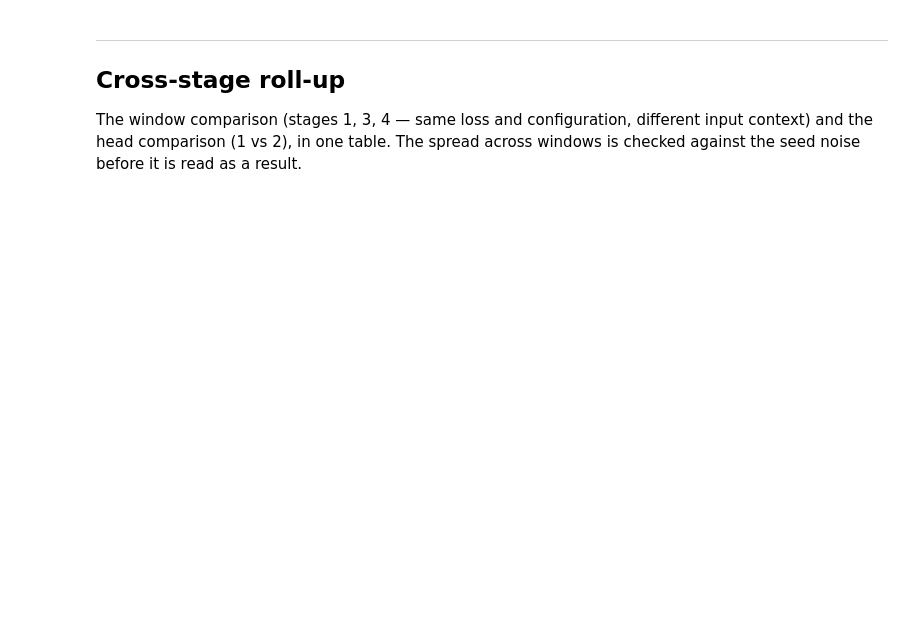
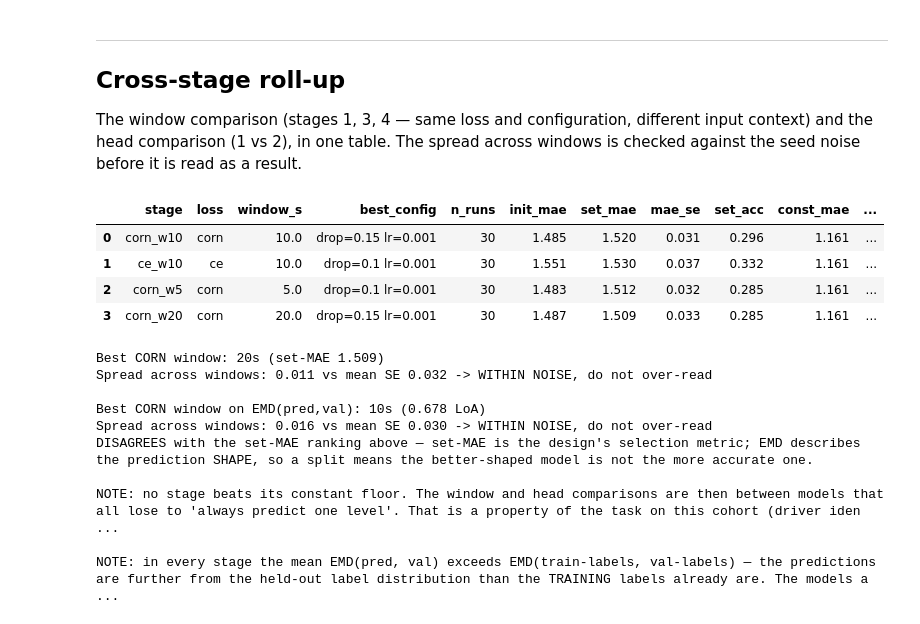
Before and after one commit to DaniPulidoE/ProActivity_Personalization, a Jupyter notebook: src/ProVoice/training_analysis/pop_model_training_analysis.ipynb, the cells around one changed output. Drawn from its saved outputs; the diff is of its cells as text; code cells hidden in the pictures; blank space fills up the shorter version.

```diff
--- a/src/ProVoice/training_analysis/pop_model_training_analysis.ipynb
+++ b/src/ProVoice/training_analysis/pop_model_training_analysis.ipynb
@@ -665,33 +1084,76 @@ for name, title in STAGES:
     best = table_per_config(d).iloc[0]          # sorted by set_mae
     pr = per_run_curves(name)
     init = float(pr["init_mae"].mean()) if not pr.empty and pr["init_mae"].notna().any() else np.nan
+    # Distribution distance averaged over EVERY run in the stage (Table 7b's
+    # ALL RUNS row), so the stages compare on one distributional number too.
+    prd = per_run_distances(d)
+    emd_pv = float(prd["emd_pred_val"].mean()) if not prd.empty else np.nan
+    emd_pv_se = (float(prd["emd_pred_val"].std(ddof=1)) / np.sqrt(len(prd))
+                 if len(prd) > 1 else np.nan)
+    emd_tv = float(prd["emd_train_val"].mean()) if not prd.empty else np.nan
     rows.append({"stage": name,
                  "loss": d["loss"].iloc[0] if "loss" in d else "?",
                  "window_s": d["window_seconds"].iloc[0] if "window_seconds" in d else np.nan,
                  "best_config": best["config"], "n_runs": int(best["n_runs"]),
                  "init_mae": init,
                  "set_mae": best["set_mae"], "mae_se": best["mae_se"],
                  "set_acc": best["set_acc"], "const_mae": best["const_mae"],
-                 "vs_const": best["vs_const"], "E_star": best["E_star"]})
+                 "vs_const": best["vs_const"], "E_star": best["E_star"],
+                 "emd_pred_val": emd_pv, "emd_se": emd_pv_se, "emd_train_val": emd_tv})
 if rows:
     roll = pd.DataFrame(rows).round(3)
     display(roll)
     corn = roll[roll["loss"] == "corn"]
     if len(corn) > 1:
         b = corn.loc[corn["set_mae"].idxmin()]
         spread = float(corn["set_mae"].max() - corn["set_mae"].min())
         se = float(corn["mae_se"].mean())
         print(f"\nBest CORN window: {b['window_s']:g}s (set-MAE {b['set_mae']:.3f})")
         print(f"Spread across windows: {spread:.3f} vs mean SE {se:.3f} -> "
               f"{'MEANINGFUL' if spread > 2 * se else 'WITHIN NOISE, do not over-read'}")
+        if corn["emd_pred_val"].notna().all():
+            be = corn.loc[corn["emd_pred_val"].idxmin()]
+            espread = float(corn["emd_pred_val"].max() - corn["emd_pred_val"].min())
+            ese = float(corn["emd_se"].mean())
+            print(f"\nBest CORN window on EMD(pred,val): {be['window_s']:g}s "
+                  f"({be['emd_pred_val']:.3f} LoA)")
+            print(f"Spread across windows: {espread:.3f} vs mean SE {ese:.3f} -> "
+                  f"{'MEANINGFUL' if espread > 2 * ese else 'WITHIN NOISE, do not over-read'}")
+            print("Agrees with the set-MAE ranking above."
+                  if be["stage"] == b["stage"] else
+                  "DISAGREES with the set-MAE ranking above — set-MAE is the design's "
+                  "selection metric; EMD describes the prediction SHAPE, so a split "
+                  "means the better-shaped model is not the more accurate one.")
     if (roll["vs_const"] > 0).all():
         print("\nNOTE: no stage beats its constant floor. The window and head comparisons "
               "are then between models that all lose to 'always predict one level'. That "
               "is a property of the task on this cohort (driver identity is worth ~4x more "
               "MAE than the task), not necessarily of the runs — but it means the "
               "population model should be read as an INITIALIZATION for personalization, "
               "not as a result in itself. Check Table 4 in each section: if the models do "
               "beat their untrained init, they ARE learning, just not something that "
               "transfers across drivers.")
+    if roll["emd_pred_val"].notna().all() and (roll["emd_pred_val"] > roll["emd_train_val"]).all():
+        print("\nNOTE: in every stage the mean EMD(pred, val) exceeds EMD(train-labels, val-labels) "
+              "— the predictions are further from the held-out label distribution than the "
+              "TRAINING labels already are. The models are not merely inheriting the "
+              "population shift between driver sets; they are adding distributional error "
+              "on top of it.")
 else:
     print("(no stages have run yet)")
+# %% [output]
+|  | stage | loss | window_s | best_config | n_runs | init_mae | set_mae | mae_se | set_acc | const_mae | ... |
+| 0 | corn_w10 | corn | 10.0 | drop=0.15 lr=0.001 | 30 | 1.485 | 1.520 | 0.031 | 0.296 | 1.161 | ... |
+| 1 | ce_w10 | ce | 10.0 | drop=0.1 lr=0.001 | 30 | 1.551 | 1.530 | 0.037 | 0.332 | 1.161 | ... |
+| 2 | corn_w5 | corn | 5.0 | drop=0.1 lr=0.001 | 30 | 1.483 | 1.512 | 0.032 | 0.285 | 1.161 | ... |
+| 3 | corn_w20 | corn | 20.0 | drop=0.15 lr=0.001 | 30 | 1.487 | 1.509 | 0.033 | 0.285 | 1.161 | ... |
+Best CORN window: 20s (set-MAE 1.509)
+Spread across windows: 0.011 vs mean SE 0.032 -> WITHIN NOISE, do not over-read
+
+Best CORN window on EMD(pred,val): 10s (0.678 LoA)
+Spread across windows: 0.016 vs mean SE 0.030 -> WITHIN NOISE, do not over-read
+DISAGREES with the set-MAE ranking above — set-MAE is the design's selection metric; EMD describes the prediction SHAPE, so a split means the better-shaped model is not the more accurate one.
+
+NOTE: no stage beats its constant floor. The window and head comparisons are then between models that all lose to 'always predict one level'. That is a property of the task on this cohort (driver iden ...
+
+NOTE: in every stage the mean EMD(pred, val) exceeds EMD(train-labels, val-labels) — the predictions are further from the held-out label distribution than the TRAINING labels already are. The models a ...
```
Also changed, not shown: parts of 10 cells of this notebook.
